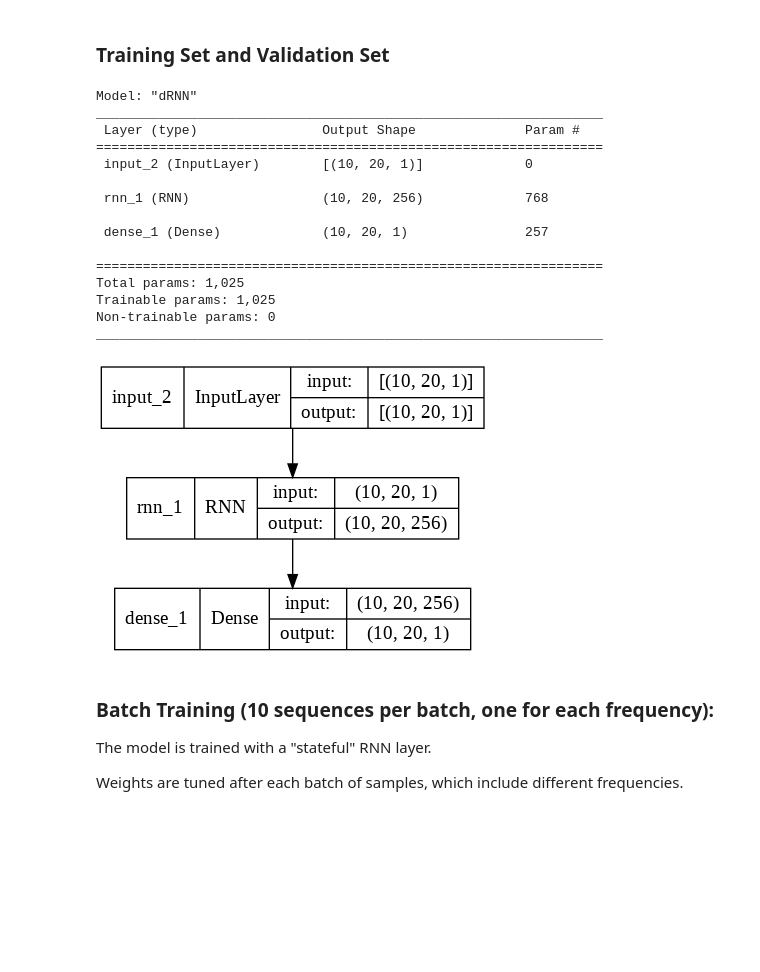
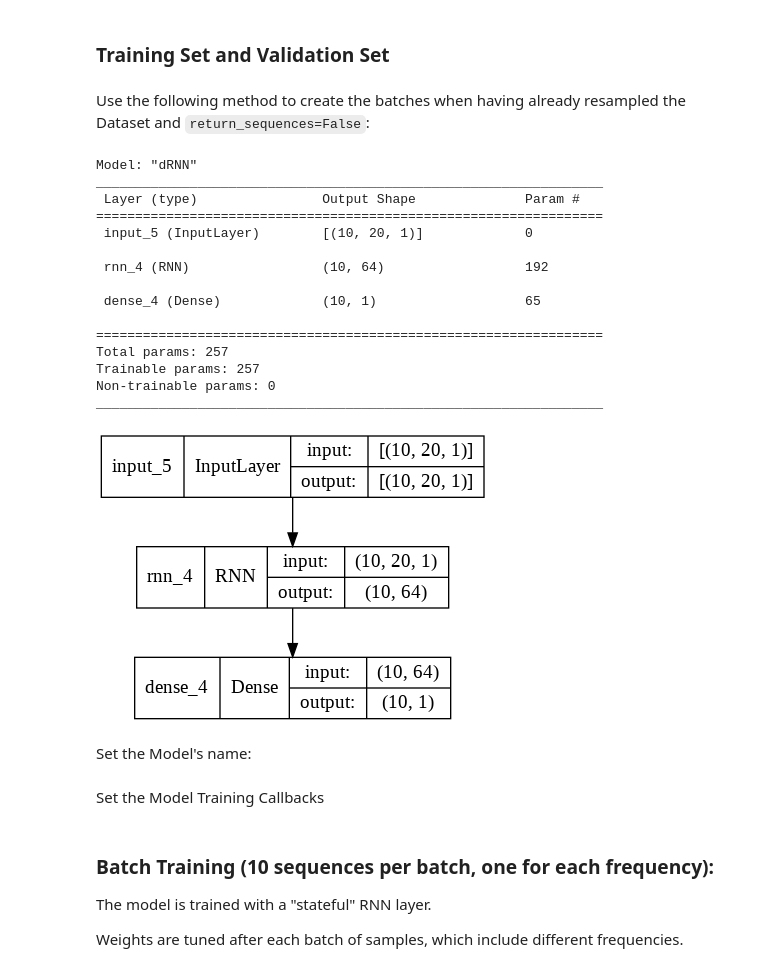
Before and after one commit to olivieromassi/Hysteresis-Modelling-with-Neural-Networks, a Jupyter notebook: dRNNModelTraining.ipynb, the cells around one changed output. Saved outputs shown, nothing was run; the diff lists cells and outputs as text; code cells hidden in the pictures; blank space fills up the shorter version.

```diff
--- a/dRNNModelTraining.ipynb
+++ b/dRNNModelTraining.ipynb
@@ -55,7 +55,7 @@ dataset = collections.OrderedDict(sorted(dataset.items(), key=lambda t: t[1].sha
 Roll the signals to let them start from the Saturation value (rolling back $1/4$ of a period)
 # %%
 # Set the flag to True to let the signals start from the saturation point
-start_from_sat = False
+start_from_sat = True
 
 if start_from_sat:
     for freq in dataset:
@@ -87,7 +87,7 @@ def resample_dataset(data, columns, repetitions, resample_fs, fs):
 # %%
 # Resample the dataset signals:
 fs = 1e5
-resample_fs = 96e3 # or 44.1e3, 48e3, 96e3
+resample_fs = 48e3 # or 44.1e3, 48e3, 96e3
 
 repetitions = 2
 dataset = resample_dataset(data=dataset, columns=['H', 'B'], repetitions=repetitions, resample_fs=resample_fs, fs=fs)
@@ -296,3 +296,5 @@ train_batches = resample_and_batch(train_dataset, repetitions=repetitions, resam
 
 # Create the batches to be used for model validation
 val_batches = resample_and_batch(val_dataset, repetitions=1, resample_fs=resample_fs, fs=fs, seq_len=seq_len)
+# %% [markdown]
+Use the following method to create the batches when having already resampled the Dataset and `return_sequences=False`:
@@ -324,39 +362,40 @@ plt.scatter(np.arange(0, 200, 1), x3_axis)
 plt.scatter(np.arange(0, 200, 1), x4_axis)
 # %%
 # Example: building a dRNN using the custom cell
-units = 256
+units = 64
 batch_size = n_train_signals
-return_sequences = True
+return_sequences = False
 
 cell = DiagonalRNNCell(units=units,
                        recurrent_initializer='glorot_uniform',
-                       recurrent_regularizer=PositiveRecurrentConnection())
+                       #recurrent_regularizer=PositiveRecurrentConnection(1e-4)
+                       )
 
 inputs = tf.keras.layers.Input(shape=(seq_len, 1,), batch_size=batch_size)
 layer = tf.keras.layers.RNN(cell, return_sequences=return_sequences, stateful=stateful)(inputs)
 outputs = tf.keras.layers.Dense(1, activation='linear')(layer)
 
 model = tf.keras.Model(inputs=inputs, outputs=outputs, name='dRNN')
 model.summary()
 
 tf.keras.utils.plot_model(model, show_shapes=True)
 # %% [output]
 Model: "dRNN"
 _________________________________________________________________
  Layer (type)                Output Shape              Param #
 =================================================================
- input_2 (InputLayer)        [(10, 20, 1)]             0
+ input_5 (InputLayer)        [(10, 20, 1)]             0
 
- rnn_1 (RNN)                 (10, 20, 256)             768
+ rnn_4 (RNN)                 (10, 64)                  192
 
- dense_1 (Dense)             (10, 20, 1)               257
+ dense_4 (Dense)             (10, 1)                   65
 
 =================================================================
-Total params: 1,025
-Trainable params: 1,025
+Total params: 257
+Trainable params: 257
 Non-trainable params: 0
 _________________________________________________________________
-[figure, old version]
+[figure, new version]
 # %%
 # Optimization parameters
 
@@ -375,3 +414,5 @@ metrics = [tf.metrics.MeanAbsoluteError()]
 # %%
 # Compile Model
 model.compile(loss=loss, optimizer=optimizer, metrics=metrics)
+# %% [markdown]
+Set the Model's name:
@@ -377,0 +421,2 @@ model.compile(loss=loss, optimizer=optimizer, metrics=metrics)
+# %% [markdown]
+Set the Model Training Callbacks
```
Also changed, not shown: parts of 29 cells of this notebook.
